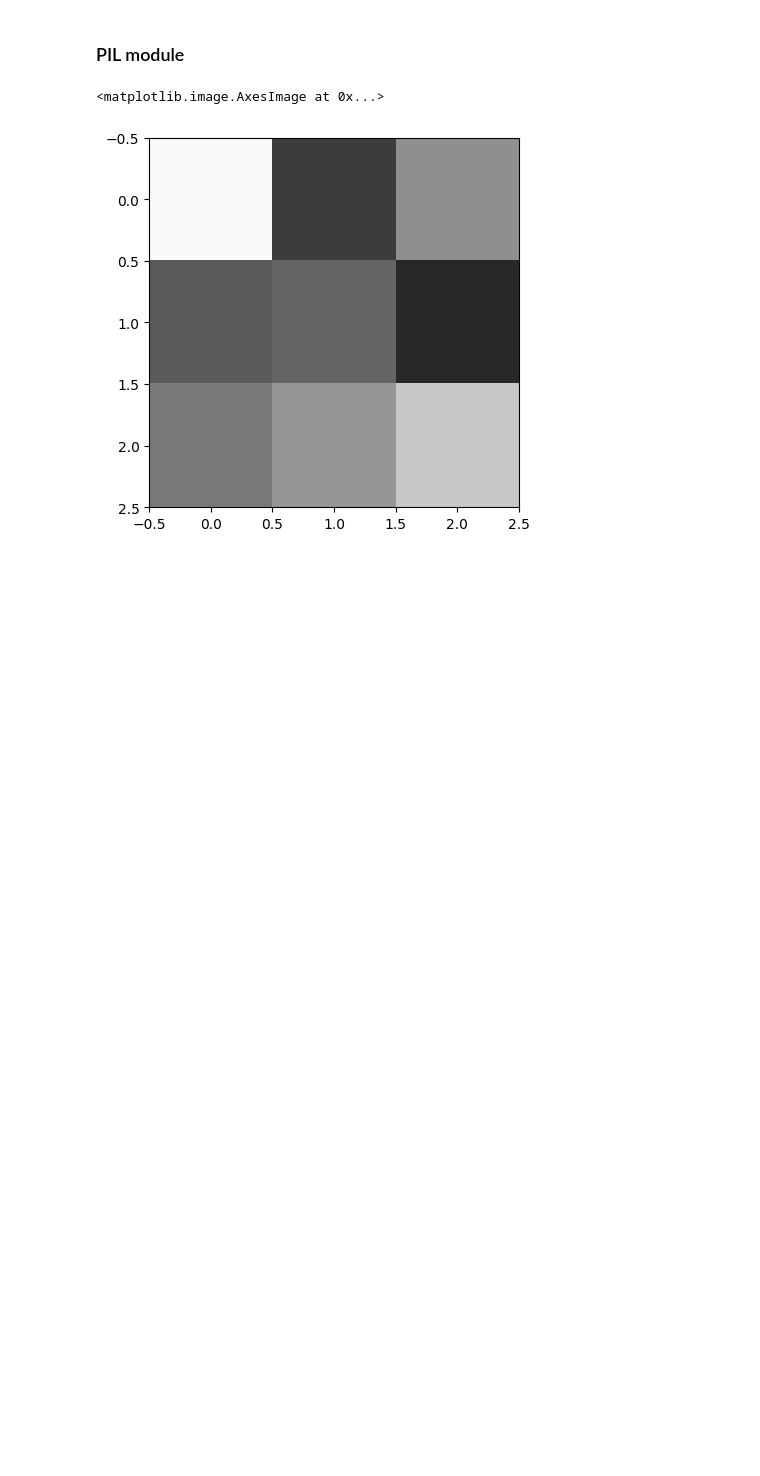
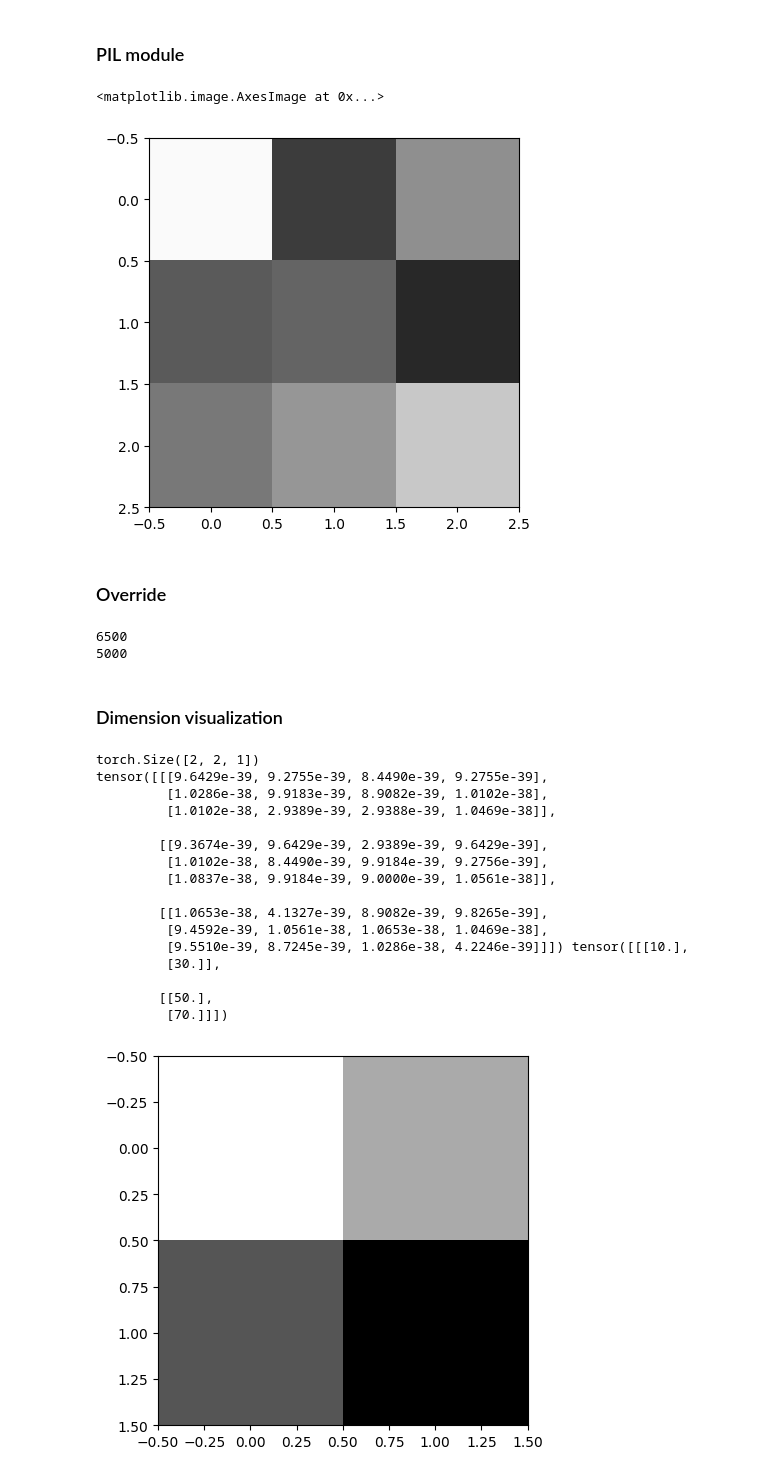
Before and after one commit to isthatm/TrafficSignClassification, a Jupyter notebook: src/DL_traffic_sign.ipynb, the cells around one changed output. Cells and saved outputs as stored; diff of their text form; code cells hidden in the pictures; blank space fills up the shorter version.

```diff
--- a/src/DL_traffic_sign.ipynb
+++ b/src/DL_traffic_sign.ipynb
@@ -406,3 +635,64 @@ plt.imshow(im)
 # %% [output]
 <matplotlib.image.AxesImage at 0x...>
 [figure]
+# %% [markdown]
+### Override
+# %%
+class Employee:
+    def __init__(self, name, base_pay):
+        self.name = name
+        self.base_pay = base_pay
+
+    def get_pay(self):
+        return self.base_pay
+
+
+class SalesEmployee(Employee):
+    def __init__(self, name, base_pay, sales_incentive):
+        self.name = name
+        self.base_pay = base_pay
+        self.sales_incentive = sales_incentive
+
+    def get_pay(self):
+        return self.base_pay + self.sales_incentive
+
+
+if __name__ == '__main__':
+    john = SalesEmployee('John', 5000, 1500)
+    print(john.get_pay())
+
+    jane = Employee('Jane', 5000)
+    print(jane.get_pay())
+# %% [output]
+6500
+5000
+# %% [markdown]
+### Dimension visualization
+# %%
+input_caps = 3
+input_dims = 3
+output_caps = 2
+output_dims = 2
+a = torch.Tensor(input_caps, input_dims , output_caps * output_dims)
+b = torch.Tensor([ [[10], [30]], [[50], [70]] ])
+print(b.shape)
+plt.imshow(b, cmap =plt.cm.binary)
+print(a, b)
+# %% [output]
+torch.Size([2, 2, 1])
+tensor([[[9.6429e-39, 9.2755e-39, 8.4490e-39, 9.2755e-39],
+         [1.0286e-38, 9.9183e-39, 8.9082e-39, 1.0102e-38],
+         [1.0102e-38, 2.9389e-39, 2.9388e-39, 1.0469e-38]],
+
+        [[9.3674e-39, 9.6429e-39, 2.9389e-39, 9.6429e-39],
+         [1.0102e-38, 8.4490e-39, 9.9184e-39, 9.2756e-39],
+         [1.0837e-38, 9.9184e-39, 9.0000e-39, 1.0561e-38]],
+
+        [[1.0653e-38, 4.1327e-39, 8.9082e-39, 9.8265e-39],
+         [9.4592e-39, 1.0561e-38, 1.0653e-38, 1.0469e-38],
+         [9.5510e-39, 8.7245e-39, 1.0286e-38, 4.2246e-39]]]) tensor([[[10.],
+         [30.]],
+
+        [[50.],
+         [70.]]])
+[figure, added]
```
Also changed, not shown: parts of 25 cells of this notebook, 2 other files.
